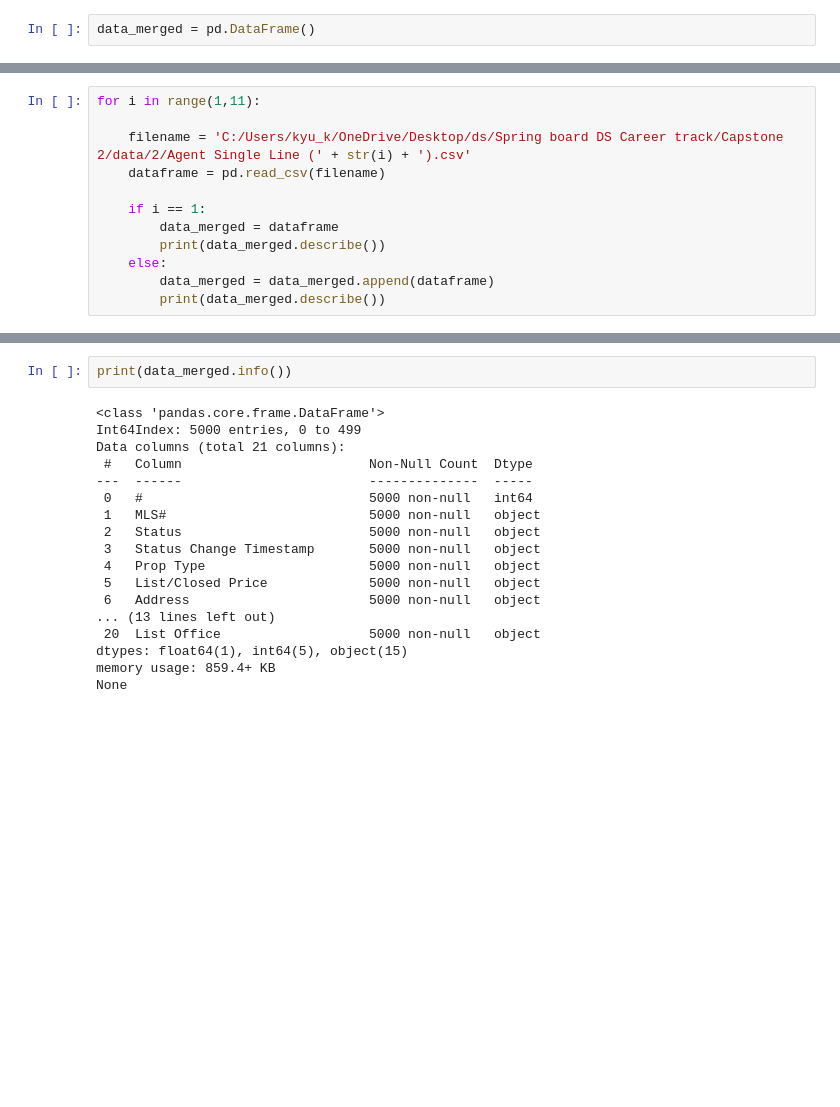
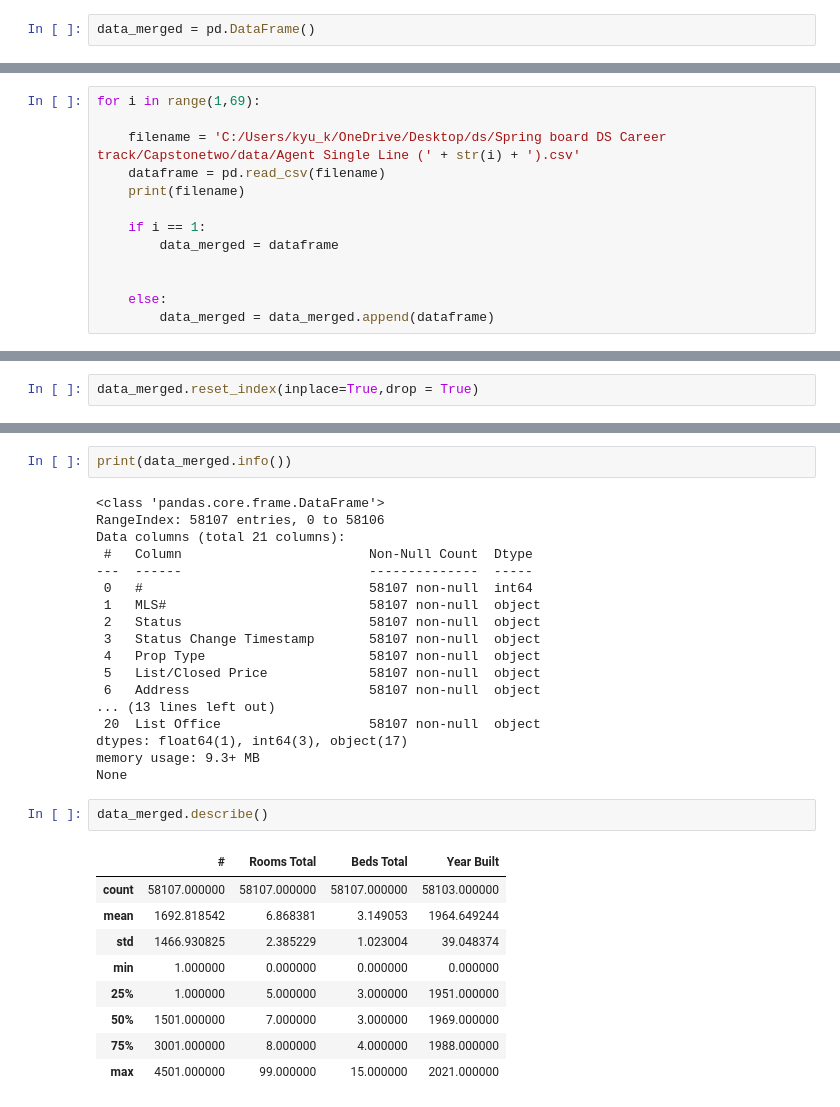
Before and after one commit to stevepereira91/Springboard-Coursework, a Jupyter notebook: Data Wrangling notebook.ipynb, the cells around one changed output, grey strips where cells are left out. Saved outputs shown, nothing was run; the diff lists cells and outputs as text; blank space fills up the shorter version.

```diff
--- a/Data Wrangling notebook.ipynb
+++ b/Data Wrangling notebook.ipynb
@@ -5,13 +12,14 @@ data_merged = pd.DataFrame()
 # %%
-for i in range(1,11):
+for i in range(1,69):
 
-    filename = 'C:/Users/kyu_k/OneDrive/Desktop/ds/Spring board DS Career track/Capstone 2/data/2/Agent Single Line (' + str(i) + ').csv'
+    filename = 'C:/Users/kyu_k/OneDrive/Desktop/ds/Spring board DS Career track/Capstonetwo/data/Agent Single Line (' + str(i) + ').csv'
     dataframe = pd.read_csv(filename)
+    print(filename)
 
     if i == 1:
         data_merged = dataframe
-        print(data_merged.describe())
+
+
     else:
         data_merged = data_merged.append(dataframe)
-        print(data_merged.describe())
 # %% [output]
@@ -35,3 +43,5 @@ max       1.0    90.880000    18.000000     9.000000  2021.000000   596.000000
+# %%
+data_merged.reset_index(inplace=True,drop = True)
 # %%
 print(data_merged.shape)
 # %% [output]
@@ -60,19 +70,31 @@ print(data_merged.head())
 print(data_merged.info())
 # %% [output]
 <class 'pandas.core.frame.DataFrame'>
-Int64Index: 5000 entries, 0 to 499
+RangeIndex: 58107 entries, 0 to 58106
 Data columns (total 21 columns):
  #   Column                        Non-Null Count  Dtype
 ---  ------                        --------------  -----
- 0   #                             5000 non-null   int64
- 1   MLS#                          5000 non-null   object
- 2   Status                        5000 non-null   object
- 3   Status Change Timestamp       5000 non-null   object
- 4   Prop Type                     5000 non-null   object
- 5   List/Closed Price             5000 non-null   object
- 6   Address                       5000 non-null   object
+ 0   #                             58107 non-null  int64
+ 1   MLS#                          58107 non-null  object
+ 2   Status                        58107 non-null  object
+ 3   Status Change Timestamp       58107 non-null  object
+ 4   Prop Type                     58107 non-null  object
+ 5   List/Closed Price             58107 non-null  object
+ 6   Address                       58107 non-null  object
 ... (13 lines left out)
- 20  List Office                   5000 non-null   object
-dtypes: float64(1), int64(5), object(15)
-memory usage: 859.4+ KB
+ 20  List Office                   58107 non-null  object
+dtypes: float64(1), int64(3), object(17)
+memory usage: 9.3+ MB
 None
+# %%
+data_merged.describe()
+# %% [output]
+|  | # | Rooms Total | Beds Total | Year Built |
+| count | 58107.000000 | 58107.000000 | 58107.000000 | 58103.000000 |
+| mean | 1692.818542 | 6.868381 | 3.149053 | 1964.649244 |
+| std | 1466.930825 | 2.385229 | 1.023004 | 39.048374 |
+| min | 1.000000 | 0.000000 | 0.000000 | 0.000000 |
+| 25% | 1.000000 | 5.000000 | 3.000000 | 1951.000000 |
+| 50% | 1501.000000 | 7.000000 | 3.000000 | 1969.000000 |
+| 75% | 3001.000000 | 8.000000 | 4.000000 | 1988.000000 |
+| max | 4501.000000 | 99.000000 | 15.000000 | 2021.000000 |
```
Also changed, not shown: parts of 32 cells of this notebook.
